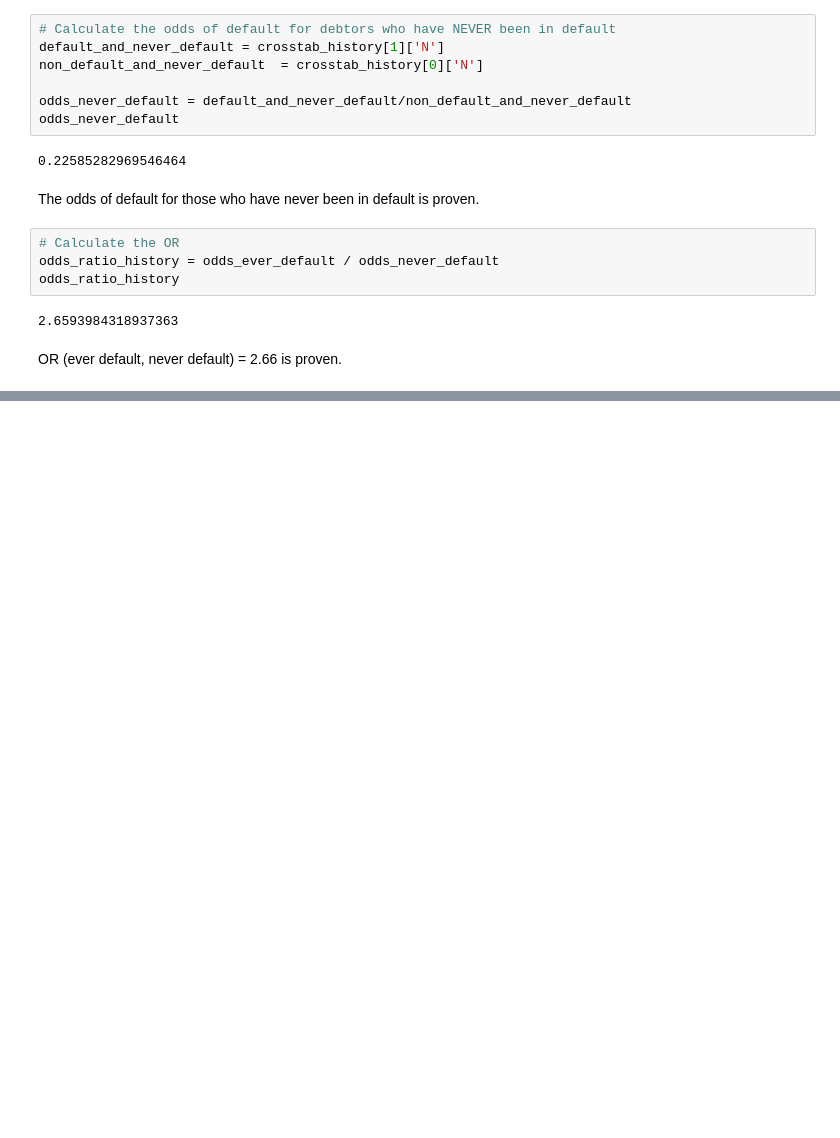
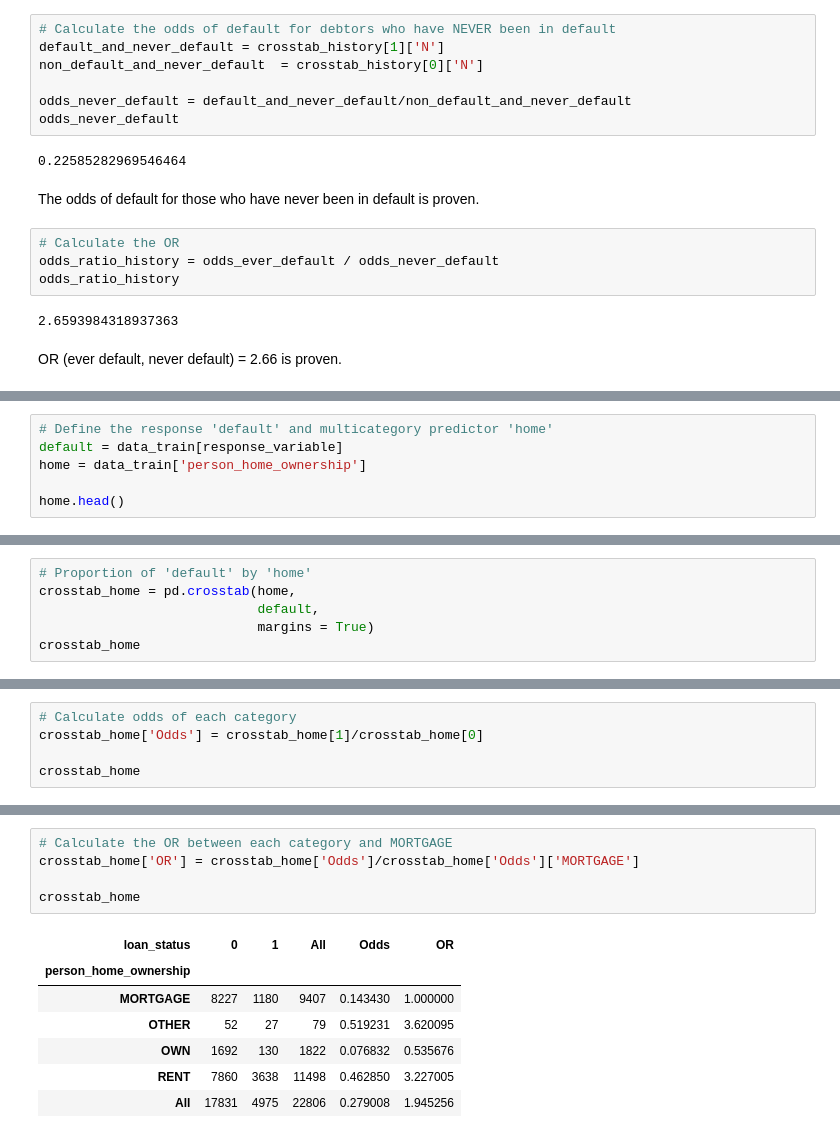
Before and after one commit to daniel-satria/credit_scoring, a Jupyter notebook: notebook/2.multiplePredictors.ipynb, the cells around one changed output, grey strips where cells are left out. Drawn from its saved outputs; the diff is of its cells as text; blank space fills up the shorter version.

Commit message:
Updating and add continuous predictor.

```diff
--- a/notebook/2.multiplePredictors.ipynb
+++ b/notebook/2.multiplePredictors.ipynb
@@ -566,0 +584,6 @@ OR (ever default, never default) = 2.66 is proven.
+# %%
+# Define the response 'default' and multicategory predictor 'home'
+default = data_train[response_variable]
+home = data_train['person_home_ownership']
+
+home.head()
@@ -566,0 +737,6 @@ OR (ever default, never default) = 2.66 is proven.
+# %%
+# Proportion of 'default' by 'home'
+crosstab_home = pd.crosstab(home,
+                            default,
+                            margins = True)
+crosstab_home
@@ -566,0 +751,5 @@ OR (ever default, never default) = 2.66 is proven.
+# %%
+# Calculate odds of each category
+crosstab_home['Odds'] = crosstab_home[1]/crosstab_home[0]
+
+crosstab_home
@@ -566,0 +780,13 @@ OR (ever default, never default) = 2.66 is proven.
+# %%
+# Calculate the OR between each category and MORTGAGE
+crosstab_home['OR'] = crosstab_home['Odds']/crosstab_home['Odds']['MORTGAGE']
+
+crosstab_home
+# %% [output]
+| loan_status | 0 | 1 | All | Odds | OR |
+| person_home_ownership |  |  |  |  |  |
+| MORTGAGE | 8227 | 1180 | 9407 | 0.143430 | 1.000000 |
+| OTHER | 52 | 27 | 79 | 0.519231 | 3.620095 |
+| OWN | 1692 | 130 | 1822 | 0.076832 | 0.535676 |
+| RENT | 7860 | 3638 | 11498 | 0.462850 | 3.227005 |
+| All | 17831 | 4975 | 22806 | 0.279008 | 1.945256 |
```
Also changed, not shown: parts of 55 cells of this notebook, 1 other file.
